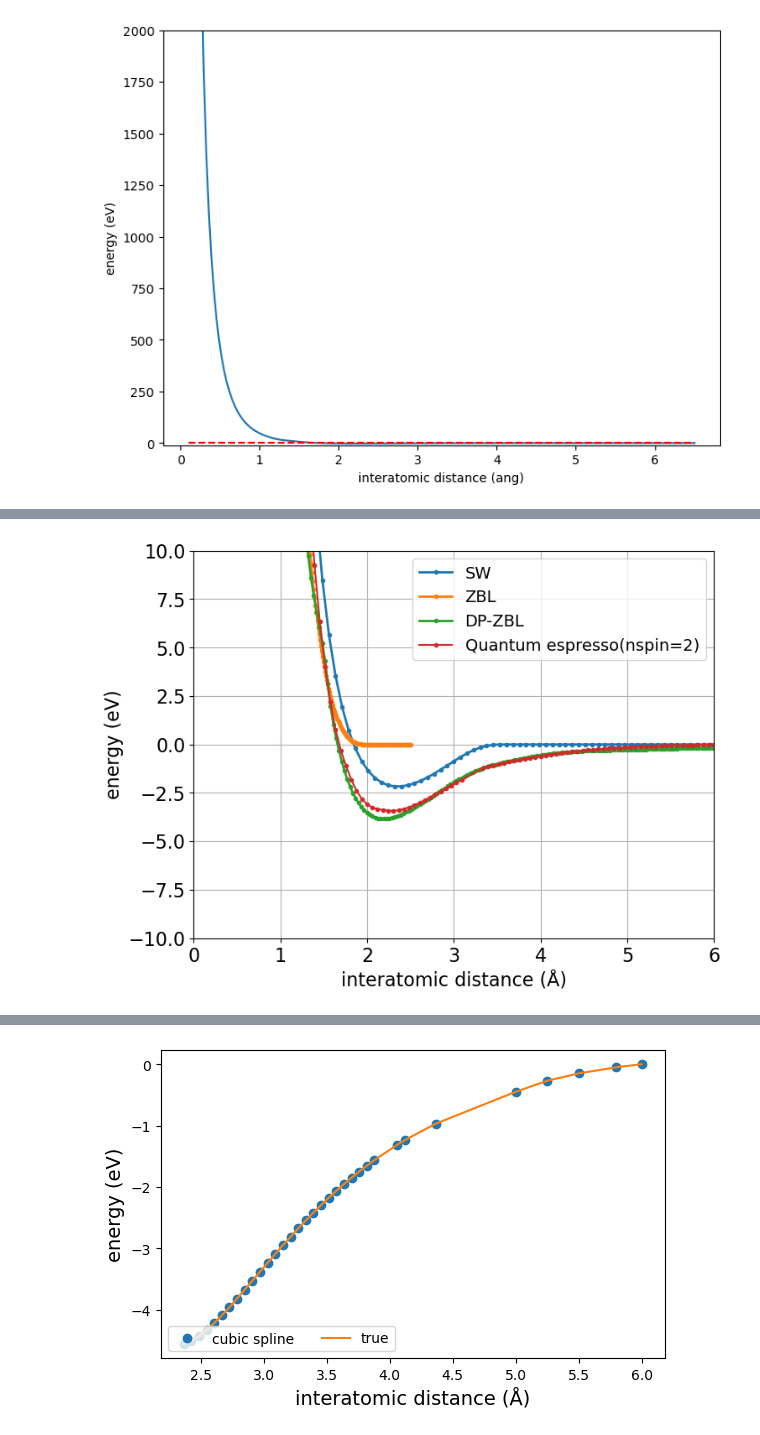
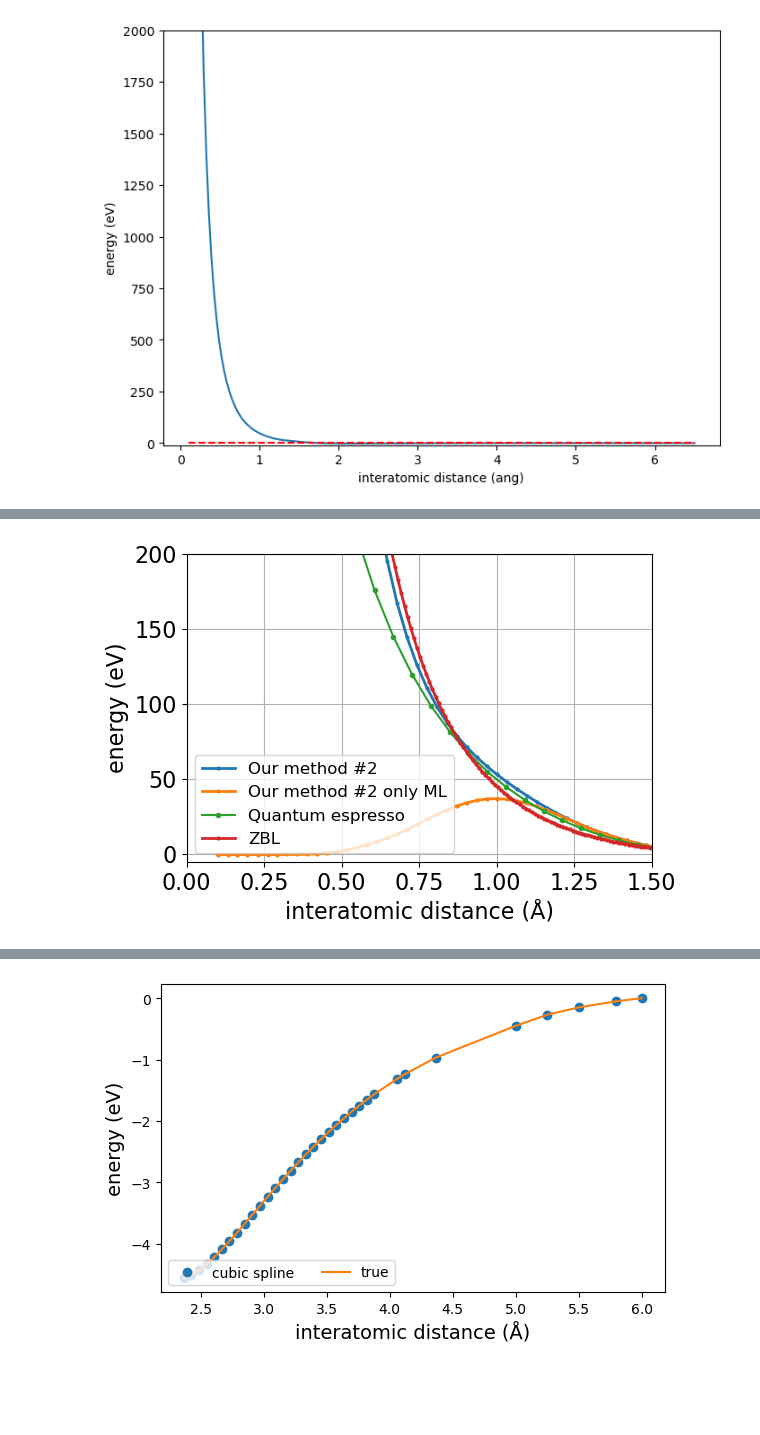
Before and after one commit to y1u0d2a1i/ml_potential, a Jupyter notebook: analyze/lmp/wip/plot-two-body-potential.ipynb, the cells around one changed output, grey strips where cells are left out. Cells and saved outputs as stored; diff of their text form; code cells hidden in the pictures; blank space fills up the shorter version.

```diff
--- a/analyze/lmp/wip/plot-two-body-potential.ipynb
+++ b/analyze/lmp/wip/plot-two-body-potential.ipynb
@@ -28,7 +28,7 @@ def get_two_body_result(path2root):
 
 def plot_two_body(result, label, ax):
     # ax.plot(result[:,0], result[:,1], label=label, lw=2, marker='o')
-    ax.plot(result[:,0], result[:,1], label=label, lw=2, marker='o', markersize=3)
+    ax.plot(result[:,0], result[:,1], label=label, lw=2, marker='o', markersize=2)
 # %%
 # result = []
 # for r, path in zip(interatomic_distance_range, pathes):
@@ -158,26 +169,30 @@ result_dp32[:, 1] = result_dp32[:, 1] - 2 * ZERO_POINT_ENERGY
 # %%
 fs = 16
 
-fig = plt.figure(figsize=(8,6))
+fig = plt.figure(figsize=(6,4))
 fig.set_facecolor('white')
 ax = fig.add_subplot(111)
 
 
 
-plot_two_body(result_sw, label='SW', ax=ax)
+# plot_two_body(result_sw, label='SW', ax=ax)
 # plot_two_body(result_tersoff, label='Tersoff', ax=ax)
 
-# plot_two_body(result_ml_zbl, label='ML+ZBL', ax=ax)
+# plot_two_body(result_ml_minus_zbl, label='Our method #1', ax=ax)
+
+# plot_two_body(result_ml_zbl, label='ML+ZBL (cutoff_zbl=1.4)', ax=ax)
+# plot_two_body(result_ml_zbl_1, label='ML+ZBL (cutoff_zbl=1.2)', ax=ax)
+
+plot_two_body(result_ml_zbl_2, label="Our method #2", ax=ax)
+# plot_two_body(result_ml_zbl_2, label="ML", ax=ax)
 # plot_two_body(result_zbl, label='ZBL', ax=ax)
-
-plot_two_body(result_zbl_, label='ZBL', ax=ax)
 
 # plot_two_body(result_ml_zbl_16, label='ML+ZBL ', ax=ax)
 # plot_two_body(result_ml_ga, label='ML+Gaussian(fit)', ax=ax)
 # plot_two_body(result_ml_zbl_mod, label='ML+ZBL modified', ax=ax)
 # plot_two_body(result_ml_15, label='ML', ax=ax)
 
-# plot_two_body(result_ml, label='ML', ax=ax)
+plot_two_body(result_ml, label='Our method #2 only ML', ax=ax)
 
 # plot_two_body(result_ml_16, label='ML (model16)', ax=ax)
 # plot_two_body(result_ml_11, label='ML model11', ax=ax)
@@ -194,7 +209,8 @@ plot_two_body(result_zbl_, label='ZBL', ax=ax)
 # plot_two_body(result_dp25, label='DP-ZBL model25', ax=ax)
 # plot_two_body(result_dp26, label='DP-ZBL (without artificial data)', ax=ax)
 # plot_two_body(result_dp27, label='DP-ZBL', ax=ax)
-plot_two_body(result_dp32, label='DP-ZBL', ax=ax)
+
+# plot_two_body(result_dp32, label="DP-ZBL", ax=ax)
 
 # plot_two_body(result_dp23, label='DP-ZBL', ax=ax)
 
@@ -229,47 +245,41 @@ path2target = '/Users/y1u0d2/desktop/Lab/result/qe/Si/mp-149_dimer/coord/spin/re
 result_qe_spin = get_dimer_result(path2target)
 result_qe_spin = result_qe_spin.sort_values(by='distance')
 result_qe_spin.to_csv(os.path.join(path2target, 'qe.csv'))
-ax.plot(result_qe_spin['distance'], result_qe_spin['energy'] - 2 * ZERO_POINT_ENERGY, label='Quantum espresso(nspin=2)', marker='o', markersize=3)
+ax.plot(result_qe_spin['distance'], result_qe_spin['energy'] - 2 * ZERO_POINT_ENERGY, label='Quantum espresso', marker='o', markersize=3)
 
+plot_two_body(result_zbl_, label='ZBL', ax=ax)
 # path2target = '/Users/y1u0d2/desktop/Lab/result/qe/Si/mp-149_dimer/coord/05/result'
 # result_qe3 = get_dimer_result(path2target)
 # result_qe3 = result_qe3.sort_values(by='distance')
 # ax.plot(result_qe3['distance'], result_qe3['energy']+1260.14108, label='Quantum espresso3')
 
 # path2target = '/Users/y1u0d2/desktop/Lab/result/qe/Si/mp-149_dimer/coord/06/result'
 # result_qe4 = get_dimer_result(path2target)
 # result_qe4 = result_qe4.sort_values(by='distance')
 # ax.plot(result_qe4['distance'], result_qe4['energy']+1260.14108, label='Quantum espresso4', marker='o')
 
 # Gaussian
 hartree2ev = 27.2114
-summary_df = pd.read_csv('/Users/y1u0d2/desktop/Lab/result/gaussian/Si/comparison_of_basis_set_and_spin_summary.csv')
+ga_df = pd.read_csv('/Users/y1u0d2/desktop/Lab/result/gaussian/Si/distance_and_energy.csv')
 
-summary_df['6-31G'] = summary_df['6-31G'] + (289.198876197 * hartree2ev * 2)
-summary_df['6-311G'] = summary_df['6-311G'] + (289.223331428 * hartree2ev * 2)
-# summary_df['6-311Gdp'] = summary_df['6-311Gdp'] + 15739.808470
-# summary_df['6-311Gdp'] = summary_df['6-311Gdp'] + 15739.90
+# ax.plot(ga_df['distance'], ga_df['energy'] + 15740.401162, label='Gaussian', marker='o', markersize=3)
 
-# ax.plot(summary_df['distance'], summary_df['6-31G'], label='6-31G')
-# ax.plot(summary_df['distance'], summary_df['6-311G'], label='6-311G')
-
-# ax.plot(summary_df['distance'], summary_df['6-311Gdp']+15739.80847, label='Gaussian', marker='o', markersize=3)
 
 # ax.plot(np.linspace(0, 6, 10), np.full(10, -2.2548*2))
 
 # ax.set_title('Comparison of potentials', fontsize=fs)
 ax.set_xlabel('interatomic distance (Å)', fontsize=fs)
 ax.set_ylabel('energy (eV)', fontsize=fs)
 ax.tick_params(axis='x', labelsize=16)
 ax.tick_params(axis='y', labelsize=16)
 ax.grid()
-ax.legend(fontsize=14)
+ax.legend(fontsize=12)
 
 # ax.set_ylim(-5, 500)
-ax.set_ylim(-10 ,10)
-# ax.set_xlim(0.8, 2.0)
-ax.set_xlim(0.0, 6)
+ax.set_ylim(-5 , 200)
+# ax.set_xlim(0., 6.0)
+ax.set_xlim(0., 1.5)
 
 fig.show()
 # %% [output]
-[figure, old version]
+[figure, new version]
```
Also changed, not shown: parts of 3 cells of this notebook, 12 other files.
